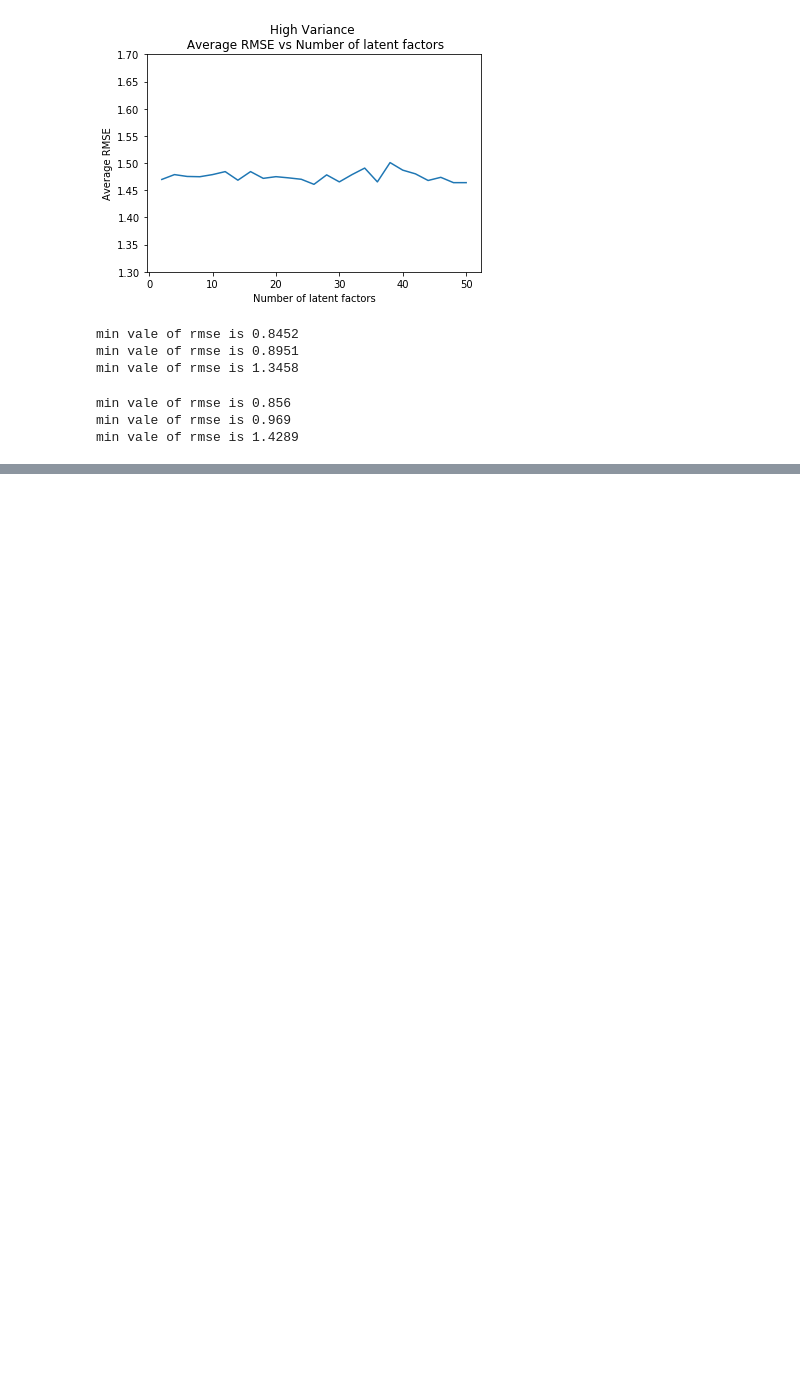
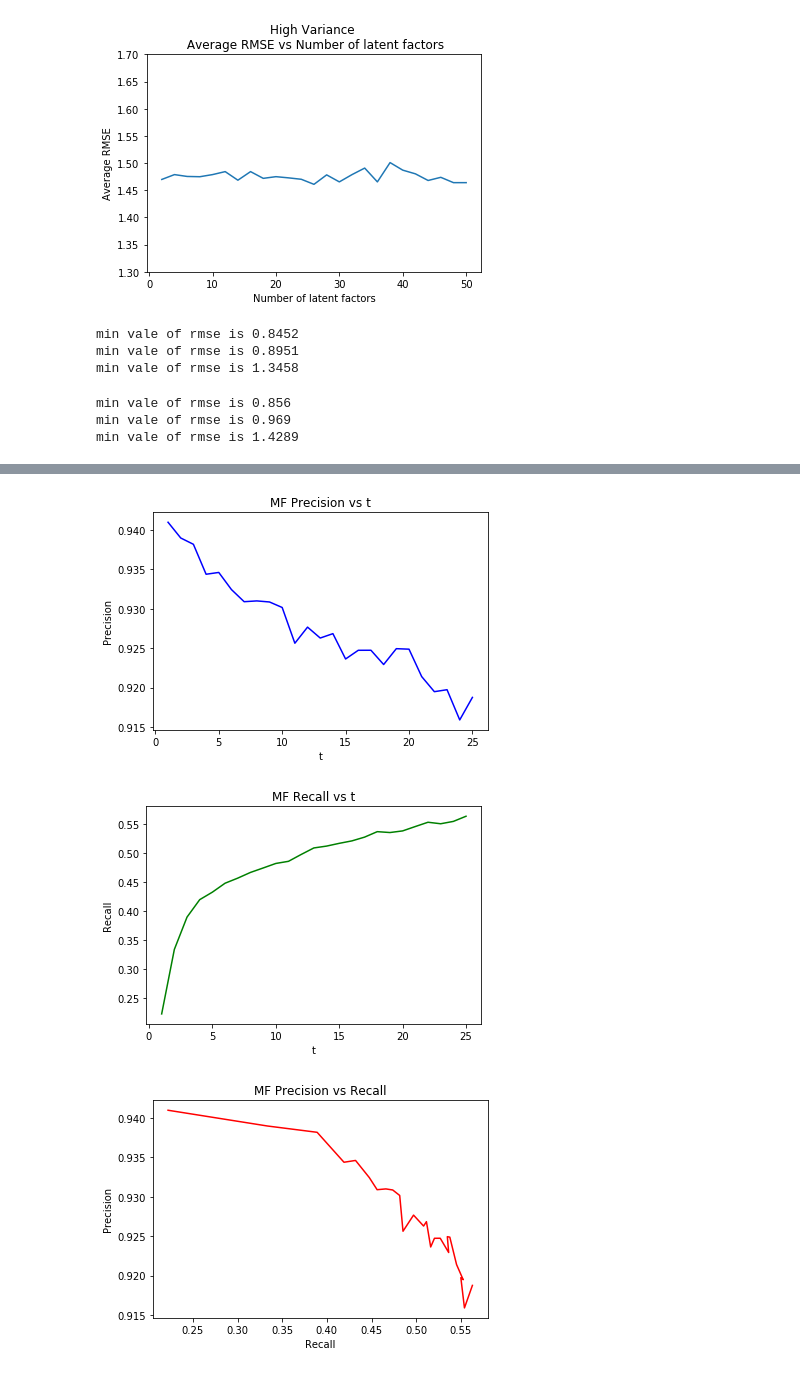
Before and after one commit to rupadevan94/large-scale-data-mining, a Jupyter notebook: Project3_1-29.ipynb, the cells around one changed output, grey strips where cells are left out. Drawn from its saved outputs; the diff is of its cells as text; code cells hidden in the pictures; blank space fills up the shorter version.

```diff
--- a/Project3_1-29.ipynb
+++ b/Project3_1-29.ipynb
@@ -1805,0 +2058,3 @@ min vale of rmse is 1.4289
+# %%
+#Question 38: MF
+k_for_q24 = 28
@@ -1805,0 +2137,16 @@ min vale of rmse is 1.4289
+# %%
+with open('mf_precisions', 'wb') as f:
+    pickle.dump(mf_precisions, f)
+with open('mf_recalls', 'wb') as f:
+    pickle.dump(mf_recalls, f)
+# %%
+with open('mf_precisions', 'rb') as f:
+    mf_precisions = pickle.load(f)
+with open('nmf_recalls', 'rb') as f:
+    mf_recalls = pickle.load(f)
+# %%
+plot_ranking(t_list, mf_precisions, mf_recalls, "MF")
+# %% [output]
+[figure, added]
+[figure, added]
+[figure, added]
```
Also changed, not shown: parts of 19 cells of this notebook.
